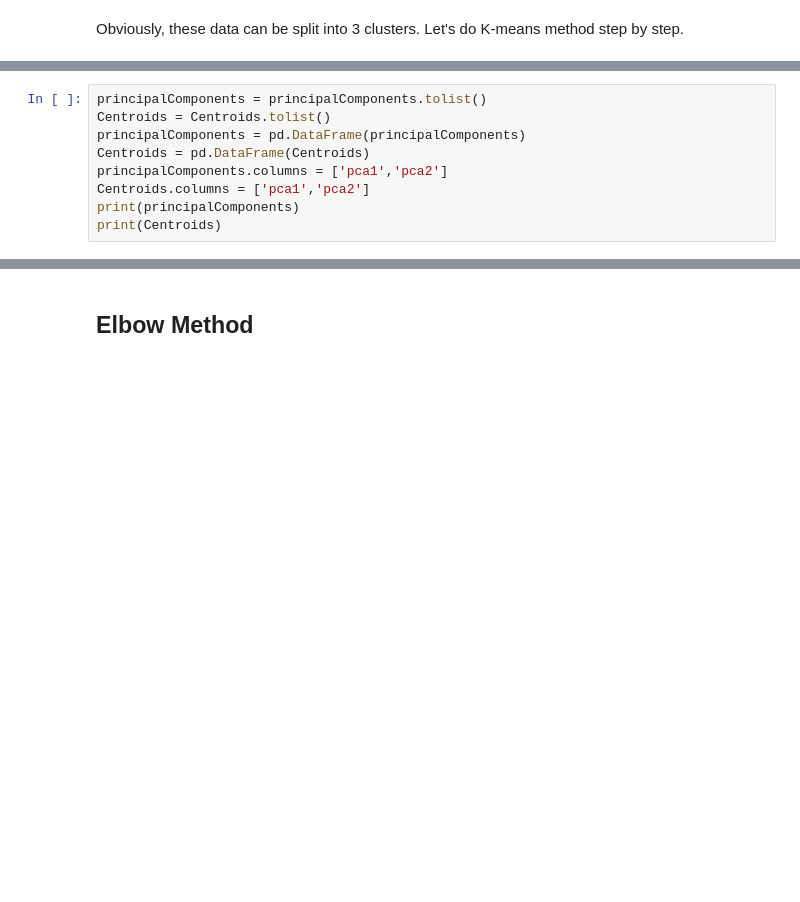
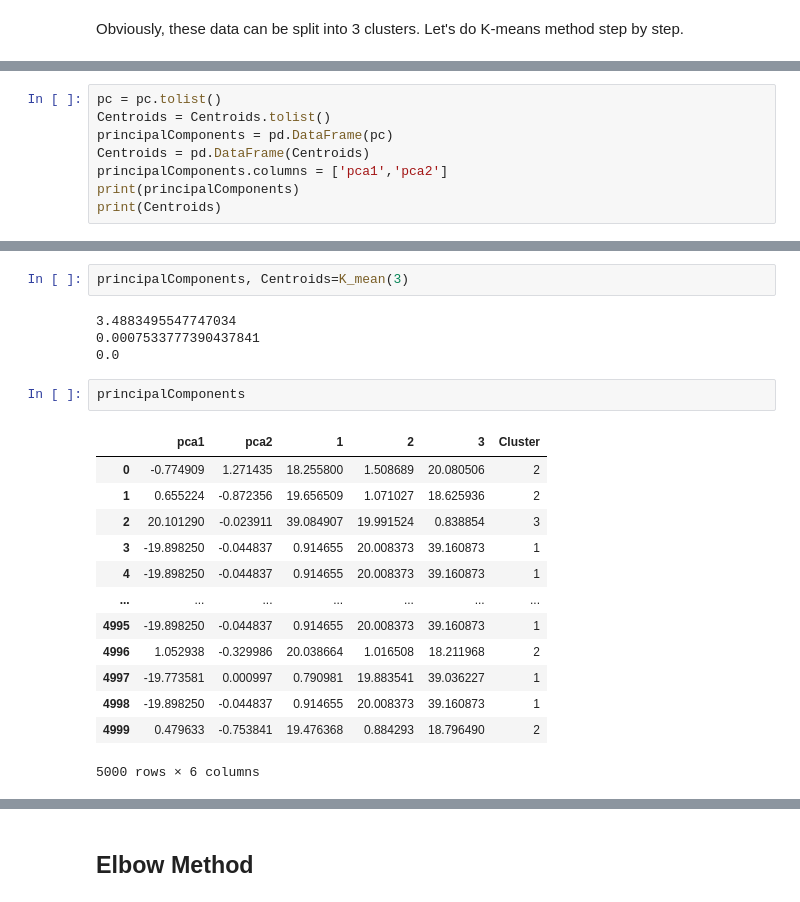
Before and after one commit to LeoisWTT/PHYS3151-Machine-Learning-in-Physics-2023, a Jupyter notebook: clustering/Ising_model.ipynb, the cells around one changed output, grey strips where cells are left out. Saved outputs shown, nothing was run; the diff lists cells and outputs as text; blank space fills up the shorter version.

```diff
--- a/clustering/Ising_model.ipynb
+++ b/clustering/Ising_model.ipynb
@@ -91,10 +71,9 @@ plt.show()
 # %%
-principalComponents = principalComponents.tolist()
+pc = pc.tolist()
 Centroids = Centroids.tolist()
-principalComponents = pd.DataFrame(principalComponents)
+principalComponents = pd.DataFrame(pc)
 Centroids = pd.DataFrame(Centroids)
 principalComponents.columns = ['pca1','pca2']
-Centroids.columns = ['pca1','pca2']
 print(principalComponents)
 print(Centroids)
 # %% [output]
@@ -166,3 +147,25 @@ while (diff!=0):
+# %%
+principalComponents, Centroids=K_mean(3)
+# %% [output]
+3.4883495547747034
+0.0007533777390437841
+0.0
+# %%
+principalComponents
+# %% [output]
+|  | pca1 | pca2 | 1 | 2 | 3 | Cluster |
+| 0 | -0.774909 | 1.271435 | 18.255800 | 1.508689 | 20.080506 | 2 |
+| 1 | 0.655224 | -0.872356 | 19.656509 | 1.071027 | 18.625936 | 2 |
+| 2 | 20.101290 | -0.023911 | 39.084907 | 19.991524 | 0.838854 | 3 |
+| 3 | -19.898250 | -0.044837 | 0.914655 | 20.008373 | 39.160873 | 1 |
+| 4 | -19.898250 | -0.044837 | 0.914655 | 20.008373 | 39.160873 | 1 |
+| ... | ... | ... | ... | ... | ... | ... |
+| 4995 | -19.898250 | -0.044837 | 0.914655 | 20.008373 | 39.160873 | 1 |
+| 4996 | 1.052938 | -0.329986 | 20.038664 | 1.016508 | 18.211968 | 2 |
+| 4997 | -19.773581 | 0.000997 | 0.790981 | 19.883541 | 39.036227 | 1 |
+| 4998 | -19.898250 | -0.044837 | 0.914655 | 20.008373 | 39.160873 | 1 |
+| 4999 | 0.479633 | -0.753841 | 19.476368 | 0.884293 | 18.796490 | 2 |
+5000 rows × 6 columns
 # %%
 color=['blue','green','cyan']
 for k in range(K):
```
Also changed, not shown: parts of 10 cells of this notebook.
